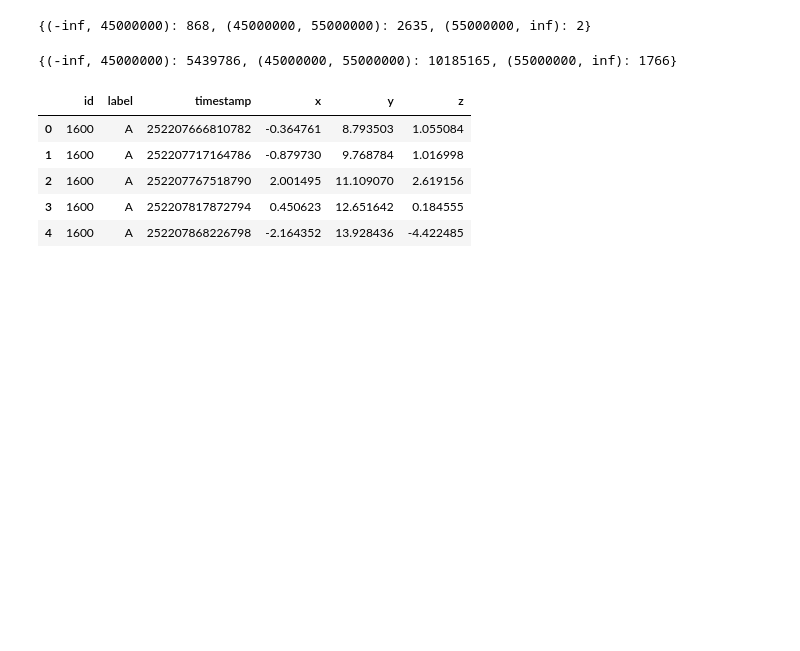
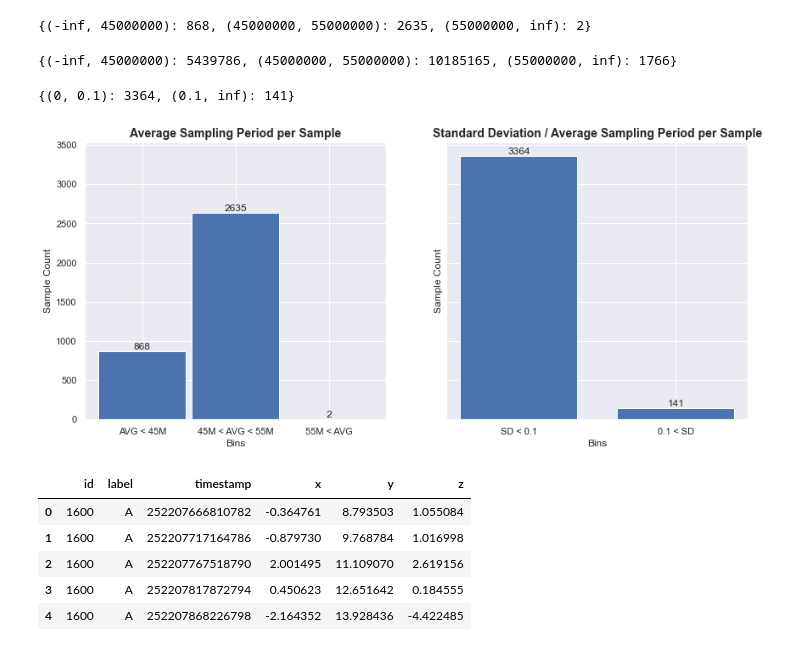
Before and after one commit to rchtsang/ecs171-HAR, a Jupyter notebook: scripts/freq-preprocessing.ipynb, the cells around one changed output. Cells and saved outputs as stored; diff of their text form; code cells hidden in the pictures; blank space fills up the shorter version.

Commit message:
added script to plot bad samples

```diff
--- a/scripts/freq-preprocessing.ipynb
+++ b/scripts/freq-preprocessing.ipynb
@@ -656,6 +658,35 @@ print(avg_periods.counts())
 print(sample_periods.counts())
 # %% [output]
 {(-inf, 45000000): 5439786, (45000000, 55000000): 10185165, (55000000, inf): 1766}
+# %%
+print(std_devs.counts())
+# %% [output]
+{(0, 0.1): 3364, (0.1, inf): 141}
+# %%
+import seaborn as sns
+sns.set_theme()
+
+fig, (ax1, ax2) = plt.subplots(ncols=2, figsize=(14,6), sharey=True)
+
+p1 = ax1.bar([0.75, 1.5, 2.25], [868, 2635, 2], width=0.7, tick_label=["AVG < 45M", "45M < AVG < 55M", "55M < AVG"])
+p2 = ax2.bar([0.66, 1.33], [3364, 141], width=0.5, tick_label=["SD < 0.1", "0.1 < SD"], align='center')
+
+ax1.bar_label(p1)
+ax2.bar_label(p2)
+
+ax1.set_title("Average Sampling Period per Sample", fontsize=14, fontweight='bold')
+ax1.set_xlabel("Bins")
+ax1.set_ylabel("Sample Count")
+
+ax2.set_title("Standard Deviation / Average Sampling Period per Sample", fontsize=14, fontweight='bold')
+ax2.set_xlabel("Bins")
+ax2.set_ylabel("Sample Count")
+
+plt.show()
+
+# fig.savefig("../../proj-tex/imgs/bad-sampling-rates.jpg")
+# %% [output]
+[figure, added]
 # %%
 # import the raw data from file
 
```
Also changed, not shown: parts of 1 cell of this notebook.
